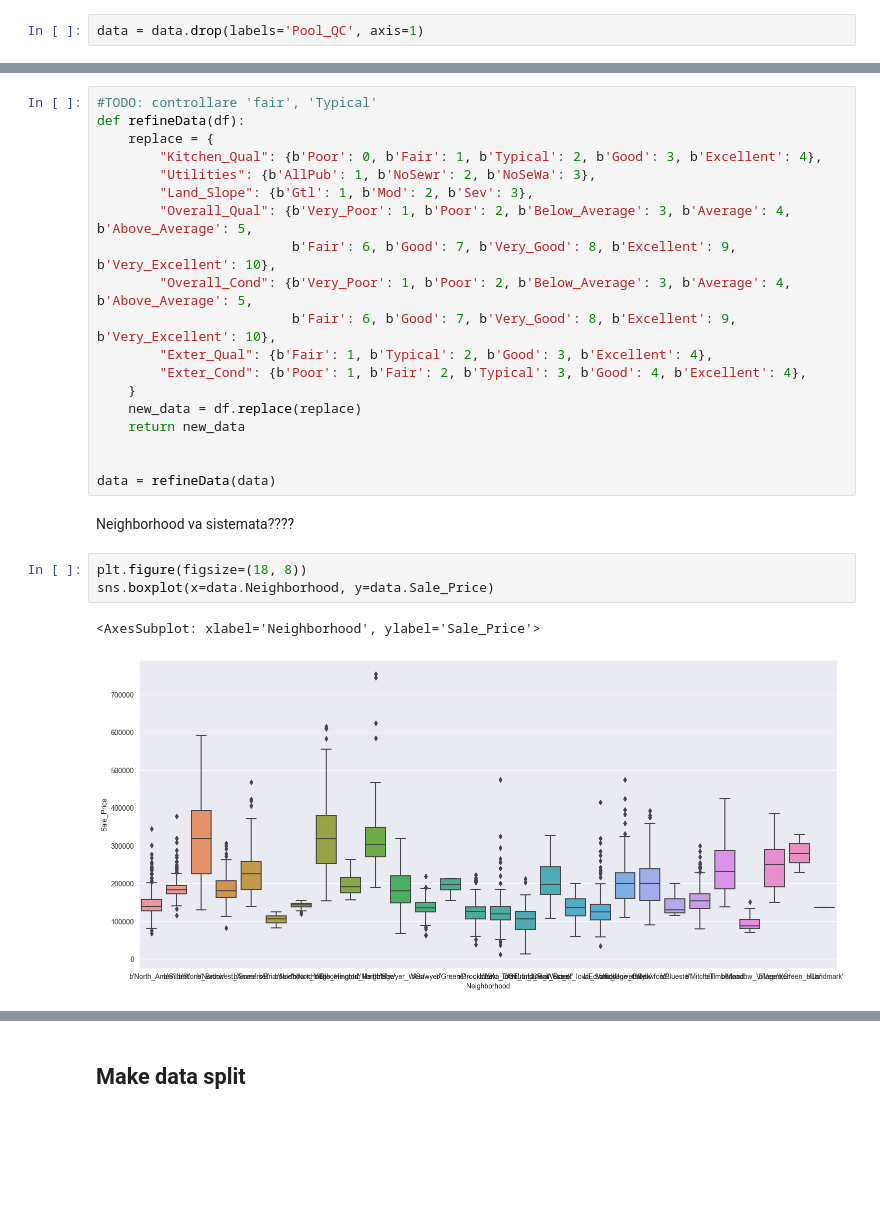
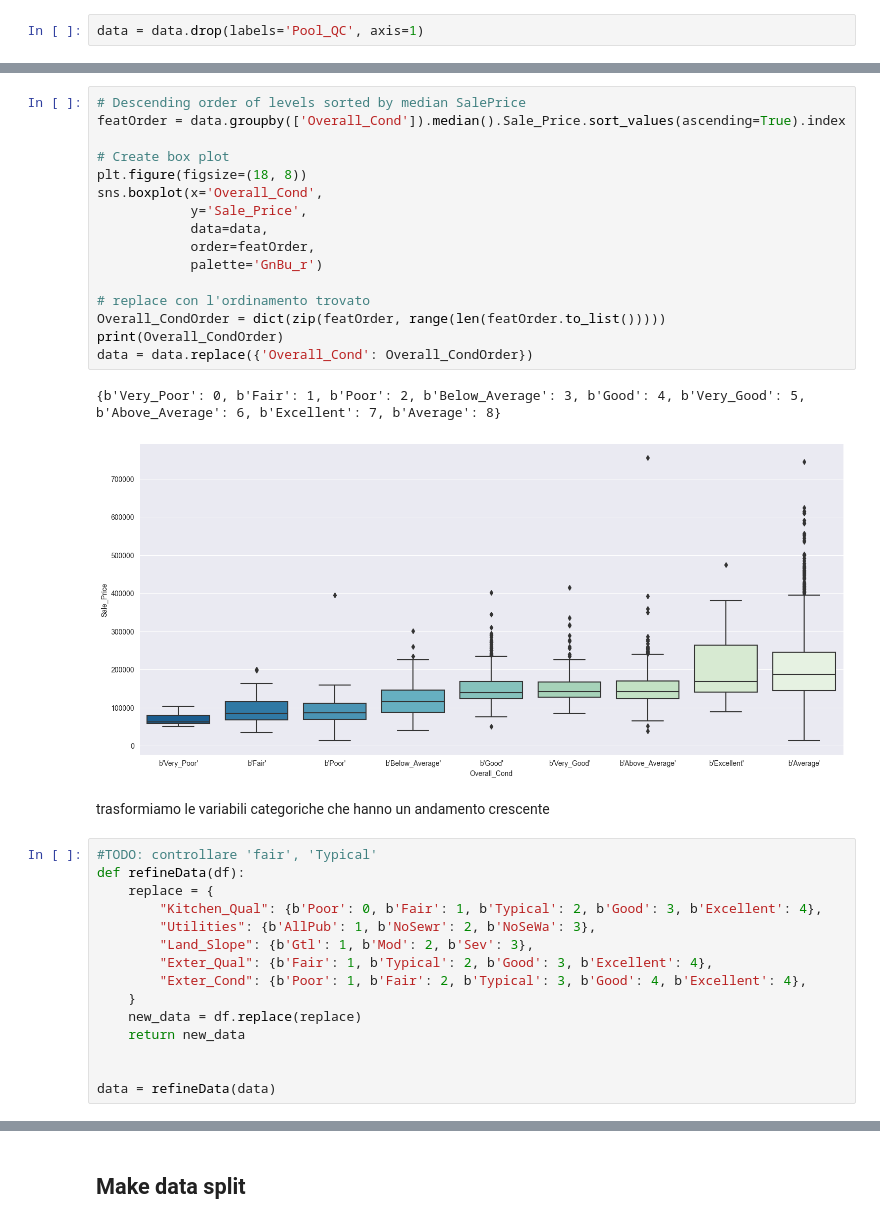
Before and after one commit to davide-tonetto-884585/House-Sale-Price-Prediction, a Jupyter notebook: data-engineering.ipynb, the cells around one changed output, grey strips where cells are left out. Drawn from its saved outputs; the diff is of its cells as text; blank space fills up the shorter version.

```diff
--- a/data-engineering.ipynb
+++ b/data-engineering.ipynb
@@ -25,3 +69,24 @@ data = data.drop(labels='Pool_QC', axis=1)
+# %%
+# Descending order of levels sorted by median SalePrice
+featOrder = data.groupby(['Overall_Cond']).median().Sale_Price.sort_values(ascending=True).index
+
+# Create box plot
+plt.figure(figsize=(18, 8))
+sns.boxplot(x='Overall_Cond',
+            y='Sale_Price',
+            data=data,
+            order=featOrder,
+            palette='GnBu_r')
+
+# replace con l'ordinamento trovato
+Overall_CondOrder = dict(zip(featOrder, range(len(featOrder.to_list()))))
+print(Overall_CondOrder)
+data = data.replace({'Overall_Cond': Overall_CondOrder})
+# %% [output]
+{b'Very_Poor': 0, b'Fair': 1, b'Poor': 2, b'Below_Average': 3, b'Good': 4, b'Very_Good': 5, b'Above_Average': 6, b'Excellent': 7, b'Average': 8}
+[figure, added]
+# %% [markdown]
+trasformiamo le variabili categoriche che hanno un andamento crescente
 # %%
 #TODO: controllare 'fair', 'Typical'
 def refineData(df):
@@ -29,10 +94,6 @@ def refineData(df):
         "Kitchen_Qual": {b'Poor': 0, b'Fair': 1, b'Typical': 2, b'Good': 3, b'Excellent': 4},
         "Utilities": {b'AllPub': 1, b'NoSewr': 2, b'NoSeWa': 3},
         "Land_Slope": {b'Gtl': 1, b'Mod': 2, b'Sev': 3},
-        "Overall_Qual": {b'Very_Poor': 1, b'Poor': 2, b'Below_Average': 3, b'Average': 4, b'Above_Average': 5,
-                         b'Fair': 6, b'Good': 7, b'Very_Good': 8, b'Excellent': 9, b'Very_Excellent': 10},
-        "Overall_Cond": {b'Very_Poor': 1, b'Poor': 2, b'Below_Average': 3, b'Average': 4, b'Above_Average': 5,
-                         b'Fair': 6, b'Good': 7, b'Very_Good': 8, b'Excellent': 9, b'Very_Excellent': 10},
         "Exter_Qual": {b'Fair': 1, b'Typical': 2, b'Good': 3, b'Excellent': 4},
         "Exter_Cond": {b'Poor': 1, b'Fair': 2, b'Typical': 3, b'Good': 4, b'Excellent': 4},
     }
@@ -41,11 +102,3 @@ def refineData(df):
 
 
 data = refineData(data)
-# %% [markdown]
-Neighborhood va sistemata????
-# %%
-plt.figure(figsize=(18, 8))
-sns.boxplot(x=data.Neighborhood, y=data.Sale_Price)
-# %% [output]
-<AxesSubplot: xlabel='Neighborhood', ylabel='Sale_Price'>
-[figure, removed]
```
Also changed, not shown: parts of 34 cells of this notebook, 11 other files.
